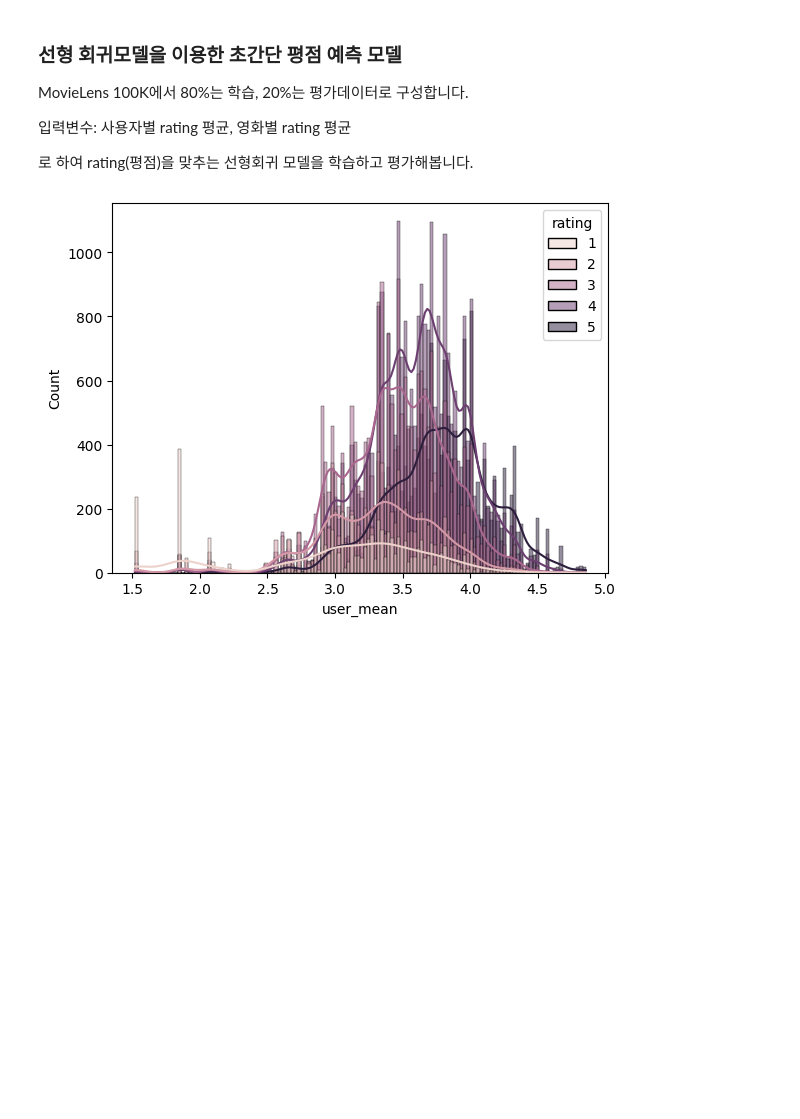
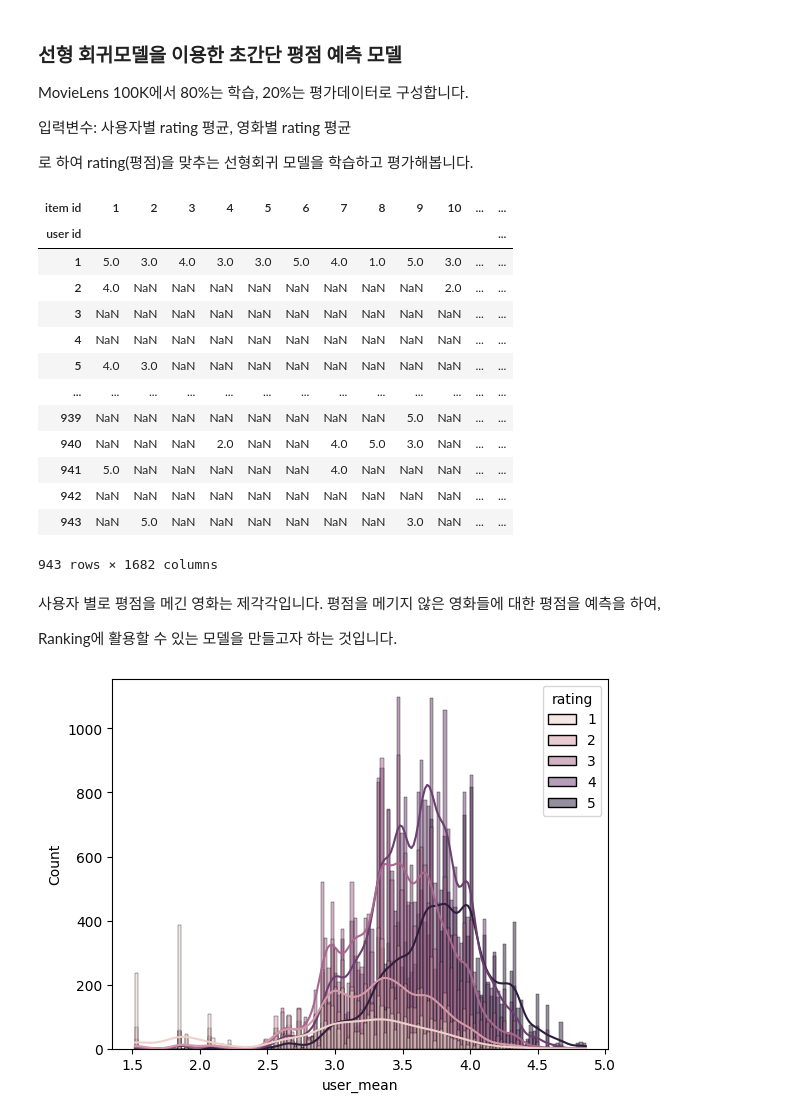
Before and after one commit to sunkusun9/rcmd_2409, a Jupyter notebook: 3. 머신 러닝.ipynb, the cells around one changed output. Saved outputs shown, nothing was run; the diff lists cells and outputs as text; code cells hidden in the pictures; blank space fills up the shorter version.

```diff
--- a/3. 머신 러닝.ipynb
+++ b/3. 머신 러닝.ipynb
@@ -708,6 +708,27 @@ MovieLens 100K에서  80%는 학습, 20%는 평가데이터로 구성합니다.
 입력변수: 사용자별 rating 평균, 영화별 rating 평균
 
 로 하여 rating(평점)을 맞추는 선형회귀 모델을 학습하고 평가해봅니다.
+# %%
+df_ratings.pivot(index = 'user id', columns = 'item id', values = 'rating')
+# %% [output]
+| item id | 1 | 2 | 3 | 4 | 5 | 6 | 7 | 8 | 9 | 10 | ... | ... |
+| user id |  |  |  |  |  |  |  |  |  |  |  | ... |
+| 1 | 5.0 | 3.0 | 4.0 | 3.0 | 3.0 | 5.0 | 4.0 | 1.0 | 5.0 | 3.0 | ... | ... |
+| 2 | 4.0 | NaN | NaN | NaN | NaN | NaN | NaN | NaN | NaN | 2.0 | ... | ... |
+| 3 | NaN | NaN | NaN | NaN | NaN | NaN | NaN | NaN | NaN | NaN | ... | ... |
+| 4 | NaN | NaN | NaN | NaN | NaN | NaN | NaN | NaN | NaN | NaN | ... | ... |
+| 5 | 4.0 | 3.0 | NaN | NaN | NaN | NaN | NaN | NaN | NaN | NaN | ... | ... |
+| ... | ... | ... | ... | ... | ... | ... | ... | ... | ... | ... | ... | ... |
+| 939 | NaN | NaN | NaN | NaN | NaN | NaN | NaN | NaN | 5.0 | NaN | ... | ... |
+| 940 | NaN | NaN | NaN | 2.0 | NaN | NaN | 4.0 | 5.0 | 3.0 | NaN | ... | ... |
+| 941 | 5.0 | NaN | NaN | NaN | NaN | NaN | 4.0 | NaN | NaN | NaN | ... | ... |
+| 942 | NaN | NaN | NaN | NaN | NaN | NaN | NaN | NaN | NaN | NaN | ... | ... |
+| 943 | NaN | 5.0 | NaN | NaN | NaN | NaN | NaN | NaN | 3.0 | NaN | ... | ... |
+943 rows × 1682 columns
+# %% [markdown]
+사용자 별로 평점을 메긴 영화는 제각각입니다. 평점을 메기지 않은 영화들에 대한 평점을 예측을 하여,
+
+Ranking에 활용할 수 있는 모델을 만들고자 하는 것입니다.
 # %%
 from sklearn.model_selection import train_test_split
 # 학습:평가 = 8:2로 하여 학습/평가를 셋을 합니다.
```
Also changed, not shown: parts of 6 cells of this notebook.
